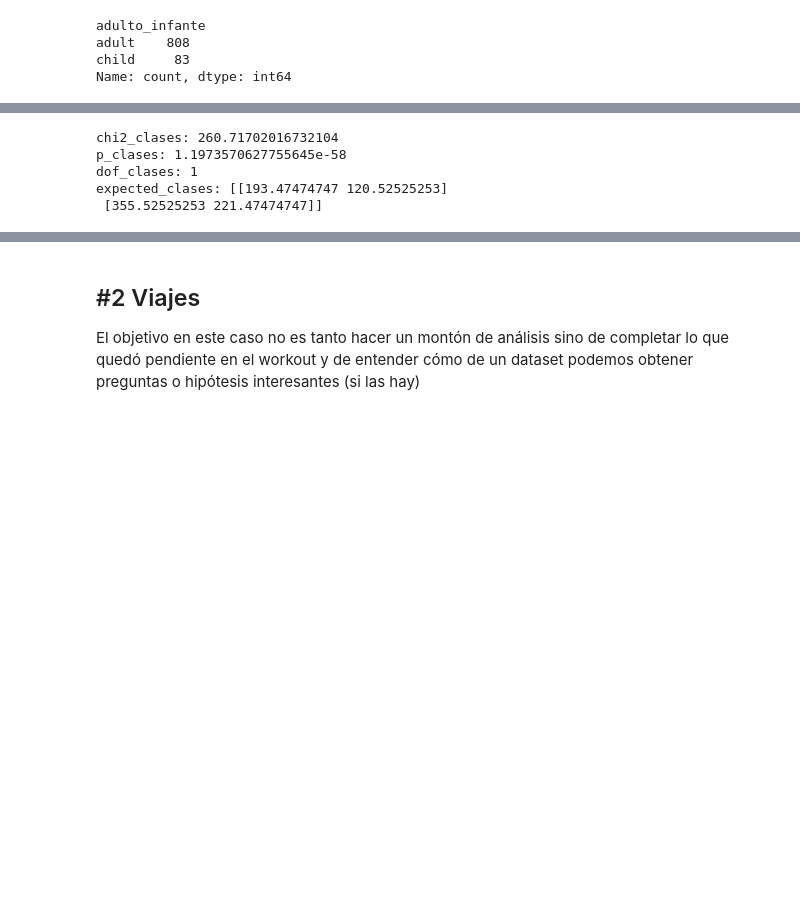
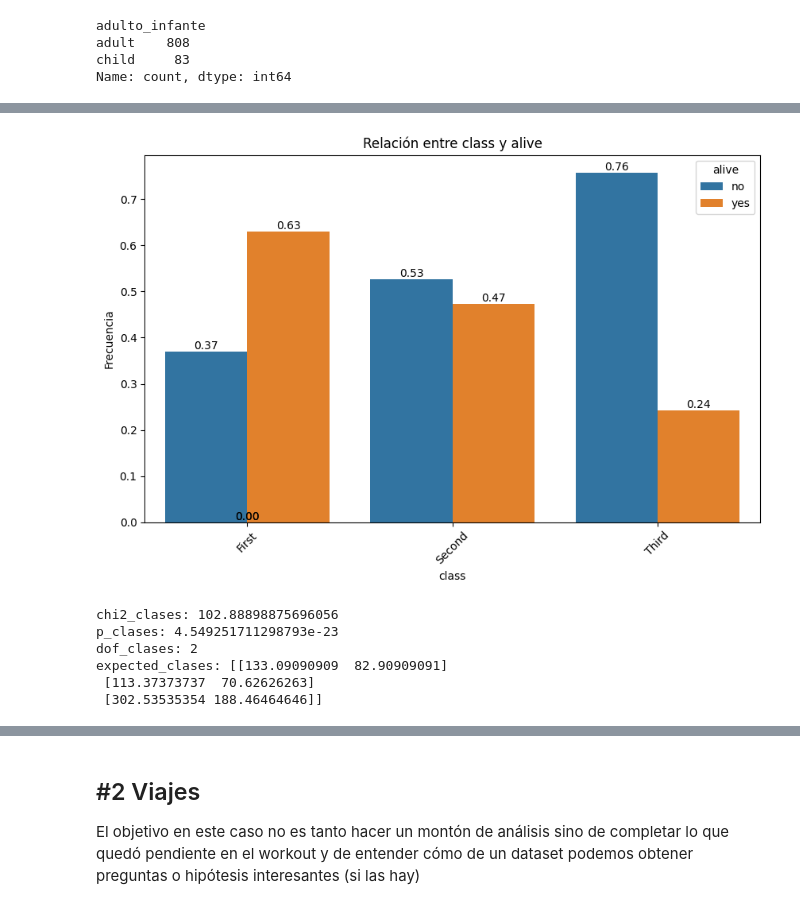
Before and after one commit to guicnw/ONLINE_DS_THEBRIDGE_GUILLERMO, a Jupyter notebook: Sprint_7/Sprint7_Unidad_02/Practica_Obligatoria_Sprint7_Unidad_1/18_Practica_Obligatoria_Multivariante.ipynb, the cells around one changed output, grey strips where cells are left out. Drawn from its saved outputs; the diff is of its cells as text; code cells hidden in the pictures; blank space fills up the shorter version.

```diff
--- a/Sprint_7/Sprint7_Unidad_02/Practica_Obligatoria_Sprint7_Unidad_1/18_Practica_Obligatoria_Multivariante.ipynb
+++ b/Sprint_7/Sprint7_Unidad_02/Practica_Obligatoria_Sprint7_Unidad_1/18_Practica_Obligatoria_Multivariante.ipynb
@@ -214,20 +218,25 @@ bcamp.plot_categorical_relationship_fin(df_titanic,'class','alive')
+# %%
+bcamp.plot_categorical_relationship_fin(df_titanic,'class','alive',relative_freq=True,show_values=True)
+# %% [output]
+[figure, added]
 # %%
 #Atendiendo a valores absolutos Sobrevivieron mas personas de primera clase que de tercera y mas de tercera que de segunda
 #En concepto relativo Sobrevivieron mayor porcentaje personas de primera clase sobre el total de estas, luego irian las personas de segunda en indice de supervivencia
 # aunque ya negativo siendo mas los que murieron que los que sobrevivieron Y por último las personas de tercera clase
 # que también tienen un indice negativo dado que murieron muchos mas de los que sobrevivieron
 # %%
-tabla_cont_clases= pd.crosstab(df_titanic["sex"],df_titanic["alive"])
+tabla_cont_clases= pd.crosstab(df_titanic["class"],df_titanic["alive"])
 chi2_clases,p_clases,dof_clases,expected_clases=chi2_contingency(tabla_cont_clases)
 print("chi2_clases:",chi2_clases)
 print("p_clases:",p_clases)
 print("dof_clases:",dof_clases)
 print("expected_clases:",expected_clases)
 # %% [output]
-chi2_clases: 260.71702016732104
-p_clases: 1.1973570627755645e-58
-dof_clases: 1
-expected_clases: [[193.47474747 120.52525253]
- [355.52525253 221.47474747]]
+chi2_clases: 102.88898875696056
+p_clases: 4.549251711298793e-23
+dof_clases: 2
+expected_clases: [[133.09090909  82.90909091]
+ [113.37373737  70.62626263]
+ [302.53535354 188.46464646]]
 # %%
 #Según el p-value el cual es cercano a 0 si que existe relacion estadisticamente relevante entre ambas variables categoricas
```
Also changed, not shown: parts of 43 cells of this notebook.
